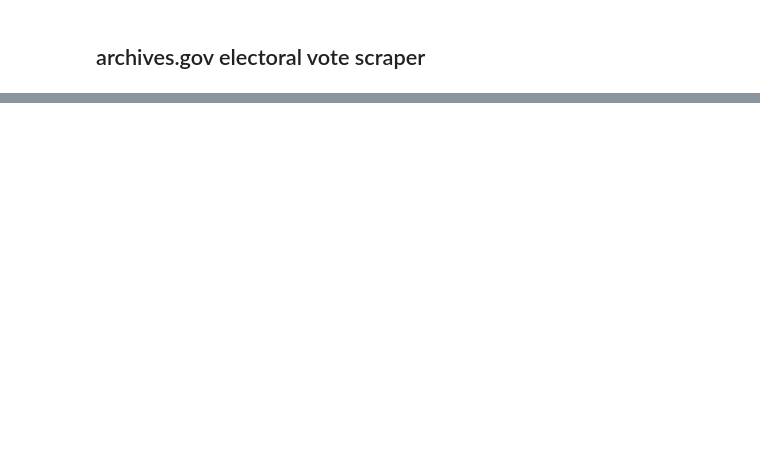
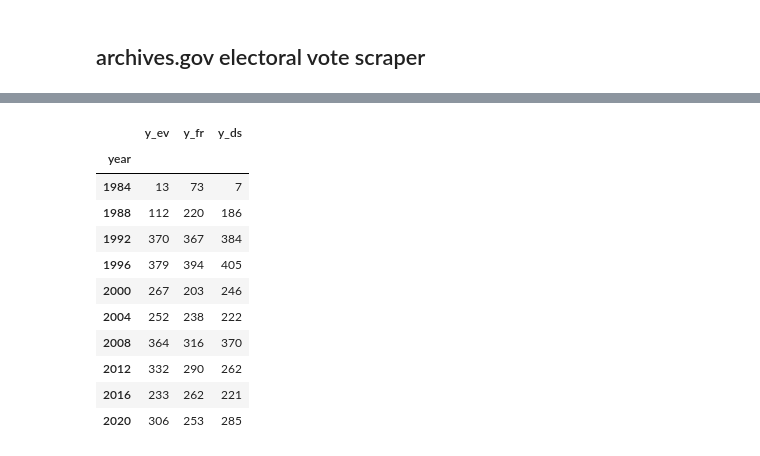
Before and after one commit to ranieri-unimi/bastianin-2022, a Jupyter notebook: electoral-ass.ipynb, the cells around one changed output, grey strips where cells are left out. Saved outputs shown, nothing was run; the diff lists cells and outputs as text; code cells hidden in the pictures; blank space fills up the shorter version.

```diff
--- a/electoral-ass.ipynb
+++ b/electoral-ass.ipynb
@@ -31,11 +91,0 @@ rms = np.sqrt(mean_squared_error(df.y_votes_percent, df.y_hat_vote))
-# %%
-df = pd.read_csv('datasets/fair-fitted-values.csv')
-df = df[['year', 'state', 'y_votes_percent', 'y_hat_vote', ]]
-for i in df.index:
-    q = df.at[i, 'y_votes_percent']
-    p = df.at[i, 'y_hat_vote']
-    y = df.at[i, 'year']
-    s = df.at[i, 'state']
-
-    df.at[i, 'y_votes_percent'] = elec_vote_map[(y,s)] if q > 50 else 0
-    df.at[i, 'y_hat_vote'] = elec_vote_map[(y,s)] if p > 50 else 0
@@ -44,0 +92,22 @@ df.groupby('year')['y_votes_percent', 'y_hat_vote',].sum()
+# %%
+tab = df.groupby('year')['y_ev', 'y_fr', 'y_ds',].sum()
+tab.y_ev += 3
+tab.y_fr += 3
+tab.y_ds += 3
+tab.y_ev = tab.y_ev.astype(int)
+tab.y_fr = tab.y_fr.astype(int)
+tab.y_ds = tab.y_ds.astype(int)
+tab
+# %% [output]
+|  | y_ev | y_fr | y_ds |
+| year |  |  |  |
+| 1984 | 13 | 73 | 7 |
+| 1988 | 112 | 220 | 186 |
+| 1992 | 370 | 367 | 384 |
+| 1996 | 379 | 394 | 405 |
+| 2000 | 267 | 203 | 246 |
+| 2004 | 252 | 238 | 222 |
+| 2008 | 364 | 316 | 370 |
+| 2012 | 332 | 290 | 262 |
+| 2016 | 233 | 262 | 221 |
+| 2020 | 306 | 253 | 285 |
```
Also changed, not shown: parts of 6 cells of this notebook, 3 other files.
